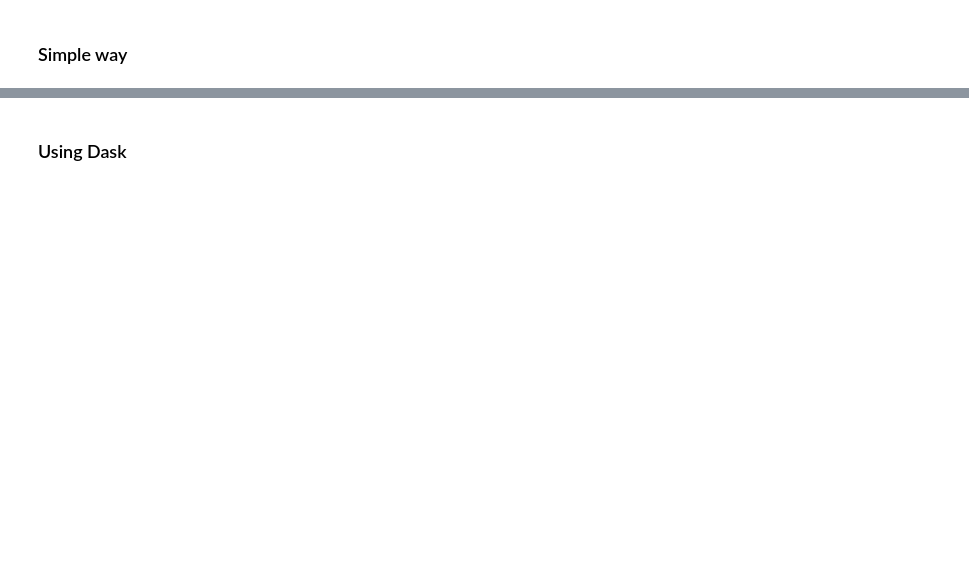
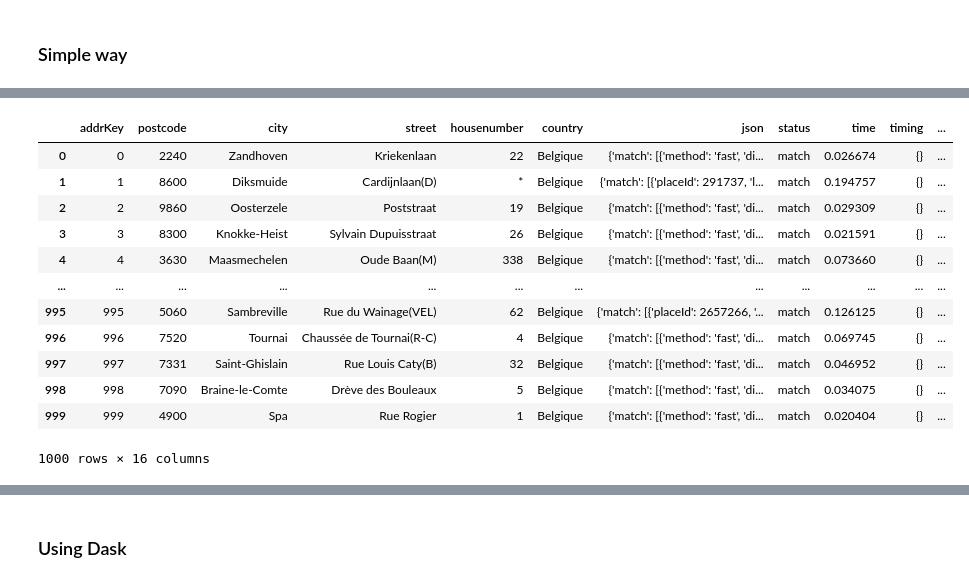
Before and after one commit to SmalsResearch/NominatimWrapper, a Jupyter notebook: AddressCleanserREST_test.ipynb, the cells around one changed output, grey strips where cells are left out. Saved outputs shown, nothing was run; the diff lists cells and outputs as text; code cells hidden in the pictures; blank space fills up the shorter version.

```diff
--- a/AddressCleanserREST_test.ipynb
+++ b/AddressCleanserREST_test.ipynb
@@ -33,7 +31,45 @@ from config_batch import *
 ws_hostname = "127.0.1.1"
 ws_hostname = "172.27.0.64"
 
+
+street_field  = "street"
+housenbr_field = "housenumber"
+postcode_field = "postcode"
+city_field  =    "city"
+country_field =  "country"
+addr_key_field = "addrKey"
+
 # ws_hostname = "192.168.1.3"
+# %%
+
+sample_size = None# 1000
+def get_addresses(addresses_filename):
+    addresses = pd.read_csv(addresses_filename,
+                            usecols = lambda x: x in [addr_key_field, "addr_key",
+                                       country_field,
+                                       postcode_field,
+                                       city_field,
+                                       street_field,
+                                       housenbr_field,
+                                       country_field],
+                           dtype={postcode_field: str, housenbr_field: str, country_field: str})
+
+#     display(addresses)
+    addresses = addresses.rename(columns={"addr_key": addr_key_field})
+    if country_field in addresses:
+        addresses[country_field] =addresses[country_field].fillna("Belgique")
+    else:
+        addresses[country_field] = "Belgique"
+    #addresses = addresses.rename(columns={"index":addr_key_field})
+
+    addresses = addresses[addresses[street_field].notnull() & addresses[city_field].notnull()] # & addresses[country_field].isnull() ]
+
+    addresses[postcode_field] = addresses[postcode_field].astype(str)
+
+    if sample_size:
+        addresses = addresses.sample(sample_size, random_state=0)
+
+    return addresses#.drop(country_field, axis=1)
 # %%
 def call_ws(addr_data, check_result=True, structured_osm=False): #lg = "en,fr,nl"
     t = datetime.now()
@@ -41,7 +77,7 @@ def call_ws(addr_data, check_result=True, structured_osm=False): #lg = "en,fr,nl
     try:
         r = http.request(
         'POST',
-        f'http://{ws_hostname}:5000/search',
+        f'http://{ws_hostname}:5000//REST/nominatimWrapper/v0.1/search',
         fields= {
              "street": addr_data[street_field],
              "housenumber": addr_data[housenbr_field],
@@ -60,6 +96,7 @@ def call_ws(addr_data, check_result=True, structured_osm=False): #lg = "en,fr,nl
 
     if r.status == 204:
         print("No result!")
+        print(r.data)
         return
     elif r.status == 200:
         try:
@@ -74,6 +111,7 @@ def call_ws(addr_data, check_result=True, structured_osm=False): #lg = "en,fr,nl
         return res
     else:
         print(f"Unknown return code: {r.status} ")
+        print(r.data)
 # %%
 def call_ws_batch(addr_data, mode="geo", with_rejected=False, check_result=True, structured_osm=False): #lg = "en,fr,nl"
     file_data = addr_data.rename(columns = {
@@ -140,5 +195,5 @@ addresses = pd.concat([
     #get_addresses("../GISAnalytics/data/geocoding/best_1000_sample.csv.gz"),
     get_addresses("address.csv.gz")])
 addresses = addresses.reset_index(drop=True)
-addresses["addr_key"] = addresses.index.astype(str)
+addresses["addrKey"] = addresses.index.astype(str)
 addresses
@@ -172,2 +268,17 @@ addresses_seq
 # %%
 # addresses_seq.iloc[0].json
+addresses_seq
+# %% [output]
+|  | addrKey | postcode | city | street | housenumber | country | json | status | time | timing | ... |
+| 0 | 0 | 2240 | Zandhoven | Kriekenlaan | 22 | Belgique | {'match': [{'method': 'fast', 'di... | match | 0.026674 | {} | ... |
+| 1 | 1 | 8600 | Diksmuide | Cardijnlaan(D) | * | Belgique | {'match': [{'placeId': 291737, 'l... | match | 0.194757 | {} | ... |
+| 2 | 2 | 9860 | Oosterzele | Poststraat | 19 | Belgique | {'match': [{'method': 'fast', 'di... | match | 0.029309 | {} | ... |
+| 3 | 3 | 8300 | Knokke-Heist | Sylvain Dupuisstraat | 26 | Belgique | {'match': [{'method': 'fast', 'di... | match | 0.021591 | {} | ... |
+| 4 | 4 | 3630 | Maasmechelen | Oude Baan(M) | 338 | Belgique | {'match': [{'method': 'fast', 'di... | match | 0.073660 | {} | ... |
+| ... | ... | ... | ... | ... | ... | ... | ... | ... | ... | ... | ... |
+| 995 | 995 | 5060 | Sambreville | Rue du Wainage(VEL) | 62 | Belgique | {'match': [{'placeId': 2657266, '... | match | 0.126125 | {} | ... |
+| 996 | 996 | 7520 | Tournai | Chaussée de Tournai(R-C) | 4 | Belgique | {'match': [{'method': 'fast', 'di... | match | 0.069745 | {} | ... |
+| 997 | 997 | 7331 | Saint-Ghislain | Rue Louis Caty(B) | 32 | Belgique | {'match': [{'method': 'fast', 'di... | match | 0.046952 | {} | ... |
+| 998 | 998 | 7090 | Braine-le-Comte | Drève des Bouleaux | 5 | Belgique | {'match': [{'method': 'fast', 'di... | match | 0.034075 | {} | ... |
+| 999 | 999 | 4900 | Spa | Rue Rogier | 1 | Belgique | {'match': [{'method': 'fast', 'di... | match | 0.020404 | {} | ... |
+1000 rows × 16 columns
```
Also changed, not shown: parts of 38 cells of this notebook, 2 other files.
